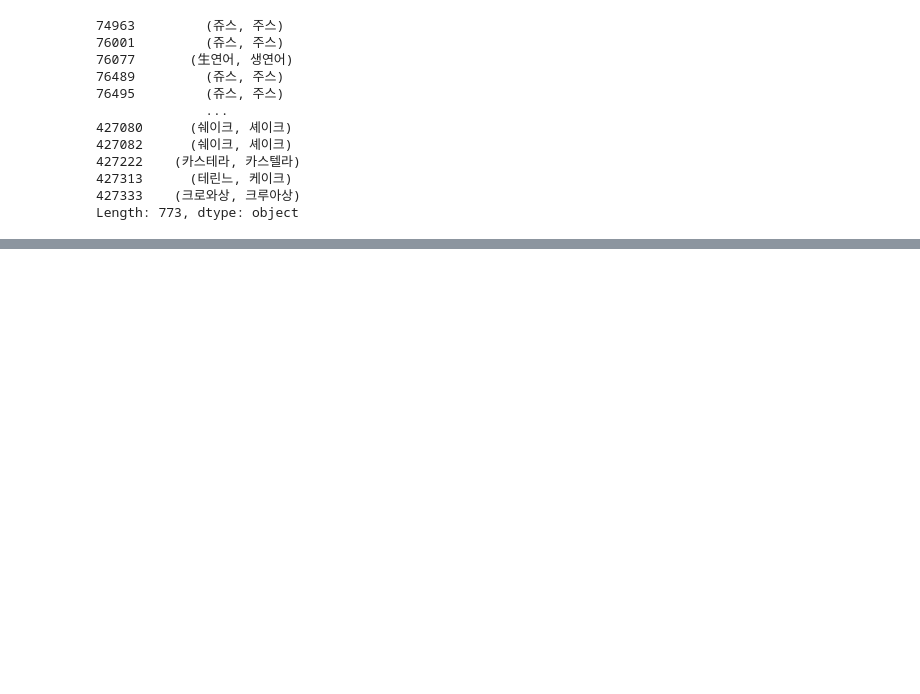
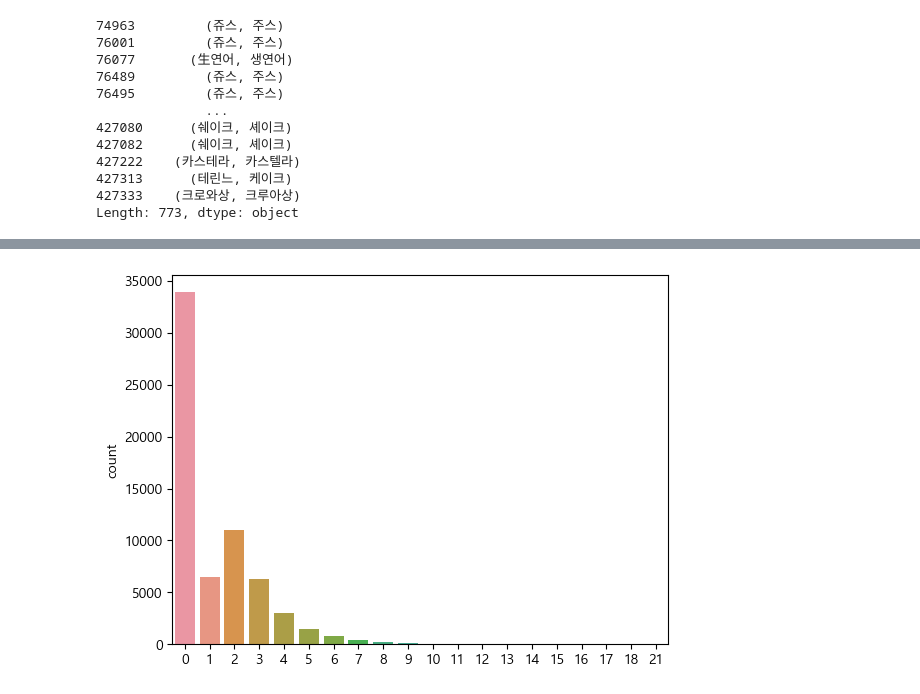
Before and after one commit to LeeJuHwan/beaver_nlp, a Jupyter notebook: FINAL/FINAL_Process.ipynb, the cells around one changed output, grey strips where cells are left out. Saved outputs shown, nothing was run; the diff lists cells and outputs as text; code cells hidden in the pictures; blank space fills up the shorter version.

```diff
--- a/FINAL/FINAL_Process.ipynb
+++ b/FINAL/FINAL_Process.ipynb
@@ -243,0 +316,4 @@ with open('WD.WordToStandard.p', 'rb') as f:
+# %%
+sns.countplot(abs(train['요소차이'] - train['길이차이']));
+# %% [output]
+[figure, added]
```
Also changed, not shown: parts of 11 cells of this notebook.
